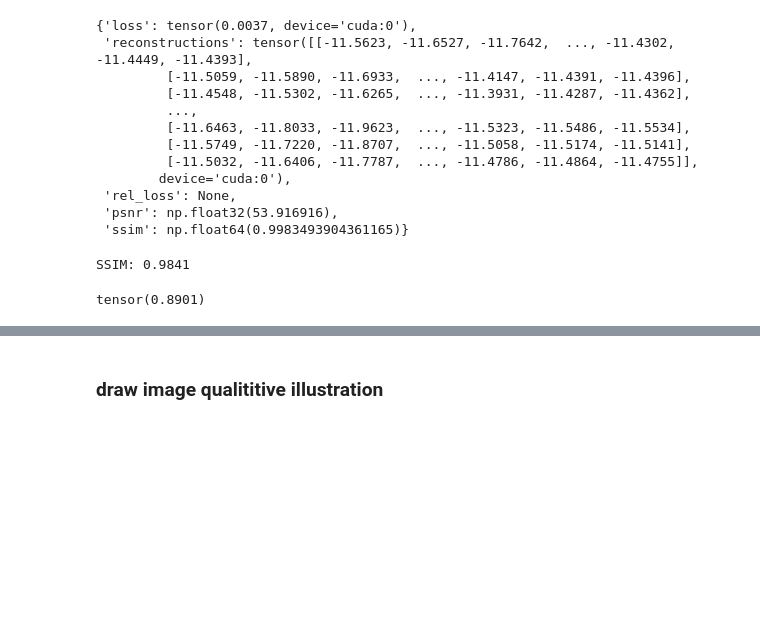
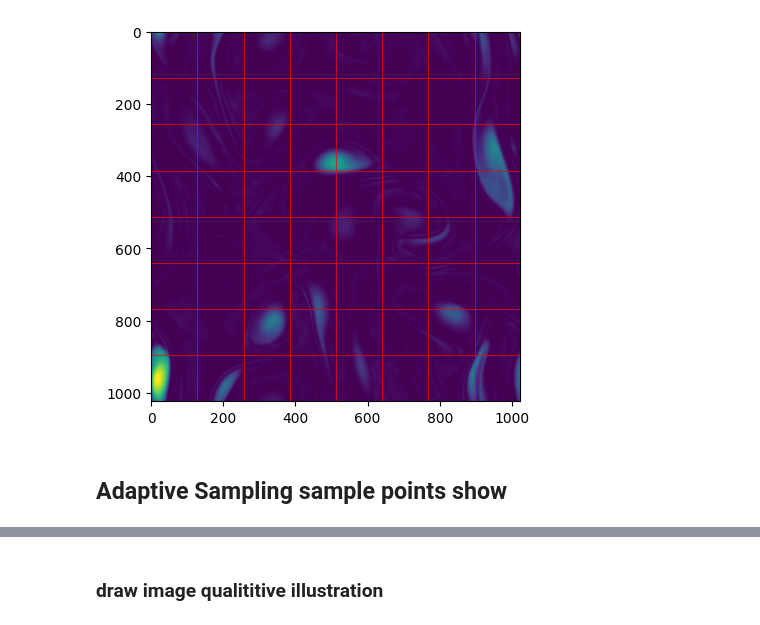
Before and after one commit to guangzhao27/inr_sampling, a Jupyter notebook: inr_sample/Run_Test.ipynb, the cells around one changed output, grey strips where cells are left out. Drawn from its saved outputs; the diff is of its cells as text; code cells hidden in the pictures; blank space fills up the shorter version.

```diff
--- a/inr_sample/Run_Test.ipynb
+++ b/inr_sample/Run_Test.ipynb
@@ -247,10 +108,0 @@ for i in r_list:
-# %%
-center_img3 = torch.zeros((1024//rate, 1024//rate))
-for i in range(9):
-    line_tensor = cor_tensor[i]
-    img = line_tensor.reshape(1024//rate, 1024//rate)
-    print(img.max())
-    center_img3 += torch.roll(img, shifts=(1024//rate//2-centers[i][0], 1024//rate//2-centers[i][1]), dims = (0, 1))
-center = 1024//rate//2
-show = 5
-plt.imshow(center_img3[center-show:center+show, center-show:center+show], cmap='hot', interpolation='nearest')
@@ -340,33 +109,34 @@ output = single_image_step(
-# %%
-output
-# %% [output]
-{'loss': tensor(0.0037, device='cuda:0'),
- 'reconstructions': tensor([[-11.5623, -11.6527, -11.7642,  ..., -11.4302, -11.4449, -11.4393],
-         [-11.5059, -11.5890, -11.6933,  ..., -11.4147, -11.4391, -11.4396],
-         [-11.4548, -11.5302, -11.6265,  ..., -11.3931, -11.4287, -11.4362],
-         ...,
-         [-11.6463, -11.8033, -11.9623,  ..., -11.5323, -11.5486, -11.5534],
-         [-11.5749, -11.7220, -11.8707,  ..., -11.5058, -11.5174, -11.5141],
-         [-11.5032, -11.6406, -11.7787,  ..., -11.4786, -11.4864, -11.4755]],
-        device='cuda:0'),
- 'rel_loss': None,
- 'psnr': np.float32(53.916916),
- 'ssim': np.float64(0.9983493904361165)}
-# %%
-from skimage.metrics import structural_similarity as ssim
-import numpy as np
-
-def calculate_ssim(img1, img2):
-    # Convert to HxWxC and uint8 if needed
-    img1_np = np.transpose(img1, (1, 0))
-    img2_np = np.transpose(img2, (1, 0))
-    return ssim(img1_np, img2_np, channel_axis=0, data_range=1.0)  # range=1.0 for normalized images
-
-ssim_value = calculate_ssim(img2, img1)
-print(f"SSIM: {ssim_value:.4f}")
-# %% [output]
-SSIM: 0.9841
-# %%
-tempcor
-# %% [output]
-tensor(0.8901)
+# %%
+# per pixel loss calculation
+t = 100
+
+torch.cuda.empty_cache()
+graph = graph_ori.to(device)
+H = graph.cor.max().item()+1
+
+features = graph.feat.view(H, H, 1)
+coords = graph.space_emb.detach().view(H, H, 2)
+
+rate = 1
+
+center = (341, 341)
+
+features = features[::rate, ::rate]
+coords = coords[::rate, ::rate]
+
+
+inr = load_inr(t, model_dir)
+inr.to(device)
+reconfeature = inr(coords)
+
+params = list(inr.parameters())
+per_pix_losses = loss_function(reconfeature, features)
+# %%
+plt.imshow(per_pix_losses[..., 0].detach().cpu())
+n_bins = 8
+grid_positions = [1024//n_bins*i for i in range(1, n_bins)]
+for x in grid_positions:
+    plt.axvline(x=x + 0.5, color='r', linewidth=0.5)
+    plt.axhline(y=x + 0.5, color='r', linewidth=0.5)
+# %% [output]
+[figure, added]
@@ -372,0 +170,2 @@ tensor(0.8901)
+# %% [markdown]
+## Adaptive Sampling sample points show
```
Also changed, not shown: parts of 44 cells of this notebook, 18 other files.
